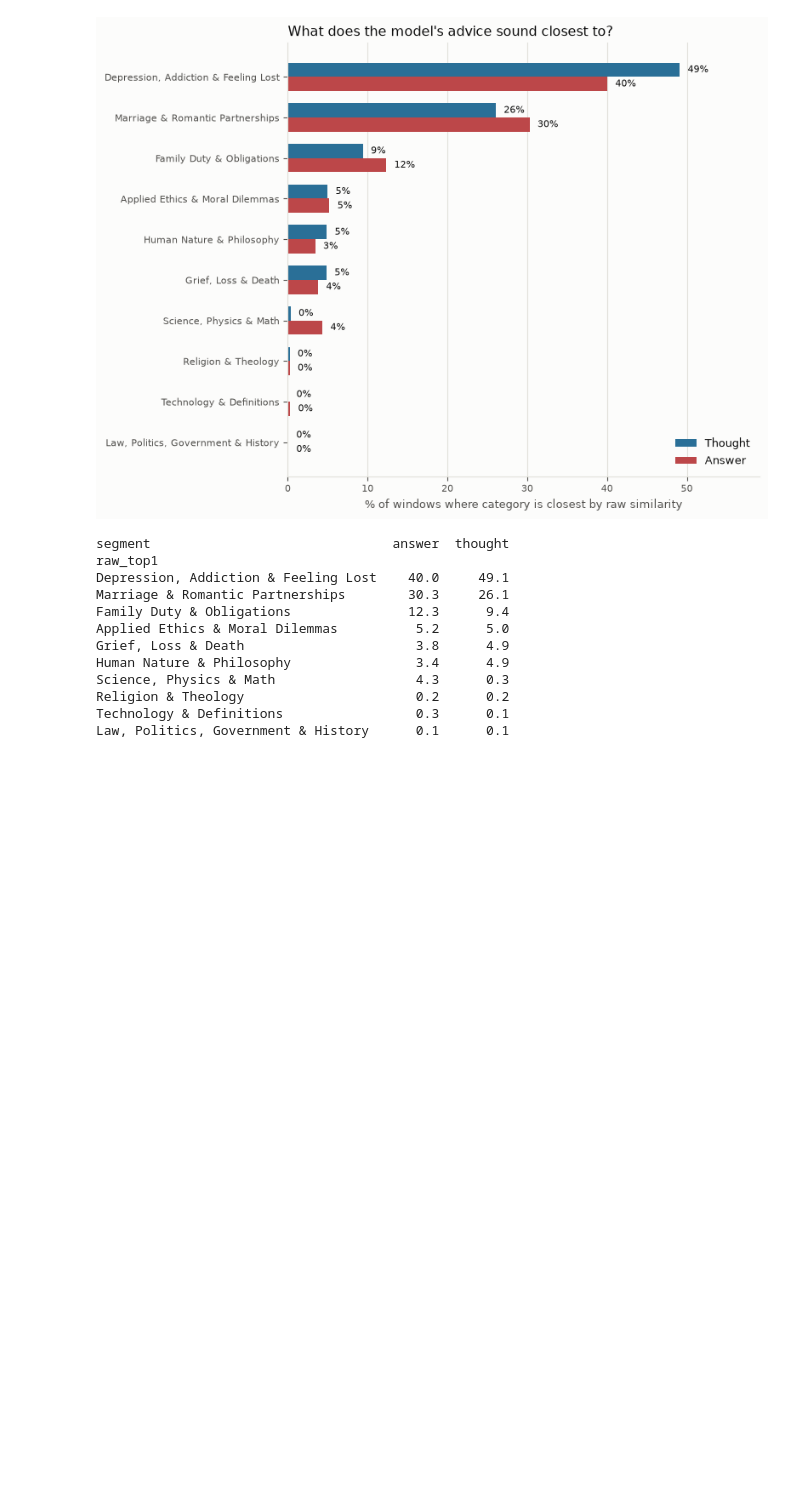
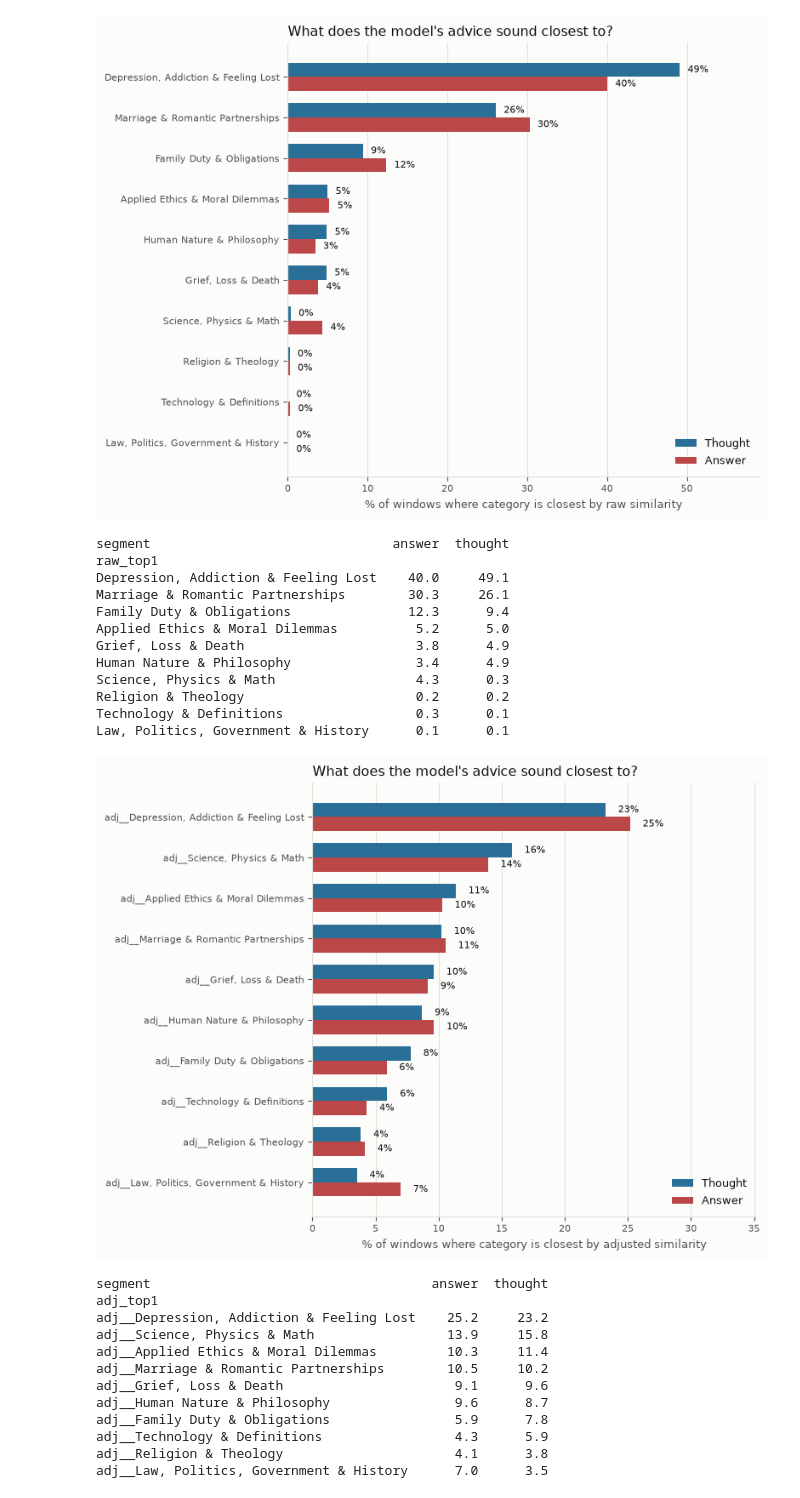
Before and after one commit to suzanaSSP/Jlens_part3, a Jupyter notebook: scripts/eda.ipynb, the cells around one changed output. Drawn from its saved outputs; the diff is of its cells as text; code cells hidden in the pictures; blank space fills up the shorter version.

Commit message:
creating visuals

```diff
--- a/scripts/eda.ipynb
+++ b/scripts/eda.ipynb
@@ -232,3 +231,30 @@ Science, Physics & Math                  4.3      0.3
 Religion & Theology                      0.2      0.2
 Technology & Definitions                 0.3      0.1
 Law, Politics, Government & History      0.1      0.1
+# %%
+adj_values = [c for c in df_cat_presence.columns if c.startswith("adj__")]
+df_cat_presence["adj_top1"] = (
+    df_cat_presence[adj_values].idxmax(axis=1).str.replace("raw__", "", regex=False)
+)
+
+# Share of windows (not raw counts) per segment, since thought and answer
+# segments have very different total window counts and raw counts wouldn't
+# be comparable side by side.
+counts = df_cat_presence.groupby(["adj_top1", "segment"]).size().unstack("segment", fill_value=0)
+pct_values_adj = (counts.div(counts.sum(axis=0), axis=1) * 100).sort_values("thought")
+
+side_bar_plot(pct_values_adj, "% of windows where category is closest by adjusted similarity")
+# %% [output]
+[figure, added]
+segment                                    answer  thought
+adj_top1
+adj__Depression, Addiction & Feeling Lost    25.2     23.2
+adj__Science, Physics & Math                 13.9     15.8
+adj__Applied Ethics & Moral Dilemmas         10.3     11.4
+adj__Marriage & Romantic Partnerships        10.5     10.2
+adj__Grief, Loss & Death                      9.1      9.6
+adj__Human Nature & Philosophy                9.6      8.7
+adj__Family Duty & Obligations                5.9      7.8
+adj__Technology & Definitions                 4.3      5.9
+adj__Religion & Theology                      4.1      3.8
+adj__Law, Politics, Government & History      7.0      3.5
```
Also changed, not shown: parts of 4 cells of this notebook, 2 other files.
